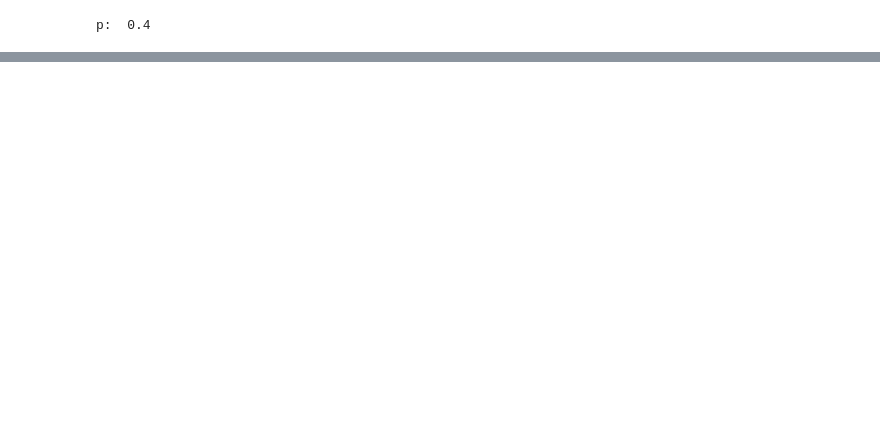
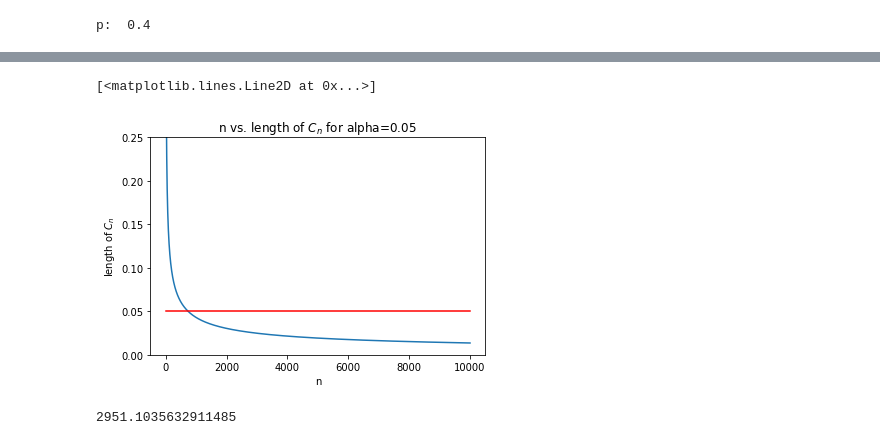
Before and after one commit to JairEsc/Mat_Apl, a Jupyter notebook: Est_T2.ipynb, the cells around one changed output, grey strips where cells are left out. Cells and saved outputs as stored; diff of their text form; code cells hidden in the pictures; blank space fills up the shorter version.

```diff
--- a/Est_T2.ipynb
+++ b/Est_T2.ipynb
@@ -32,0 +43,16 @@ plt.plot(N,coverages_n)
+# %%
+#n vs. epsilon_n
+m=np.linspace(1,10000,10000)
+plt.plot(m,np.sqrt(np.log(2/alpha)/(2*m)),)
+plt.xlabel('n')
+plt.ylabel('length of $C_n$')
+plt.ylim(0,0.25)
+plt.title('n vs. length of $C_n$ for alpha=0.05')
+plt.plot([1,10000],[0.05,0.05],'r')
+# %% [output]
+[<matplotlib.lines.Line2D at 0x...>]
+[figure, added]
+# %%
+(1/((0.025**2)*2))*np.log(2/0.05)
+# %% [output]
+2951.1035632911485
```
Also changed, not shown: parts of 4 cells of this notebook.
